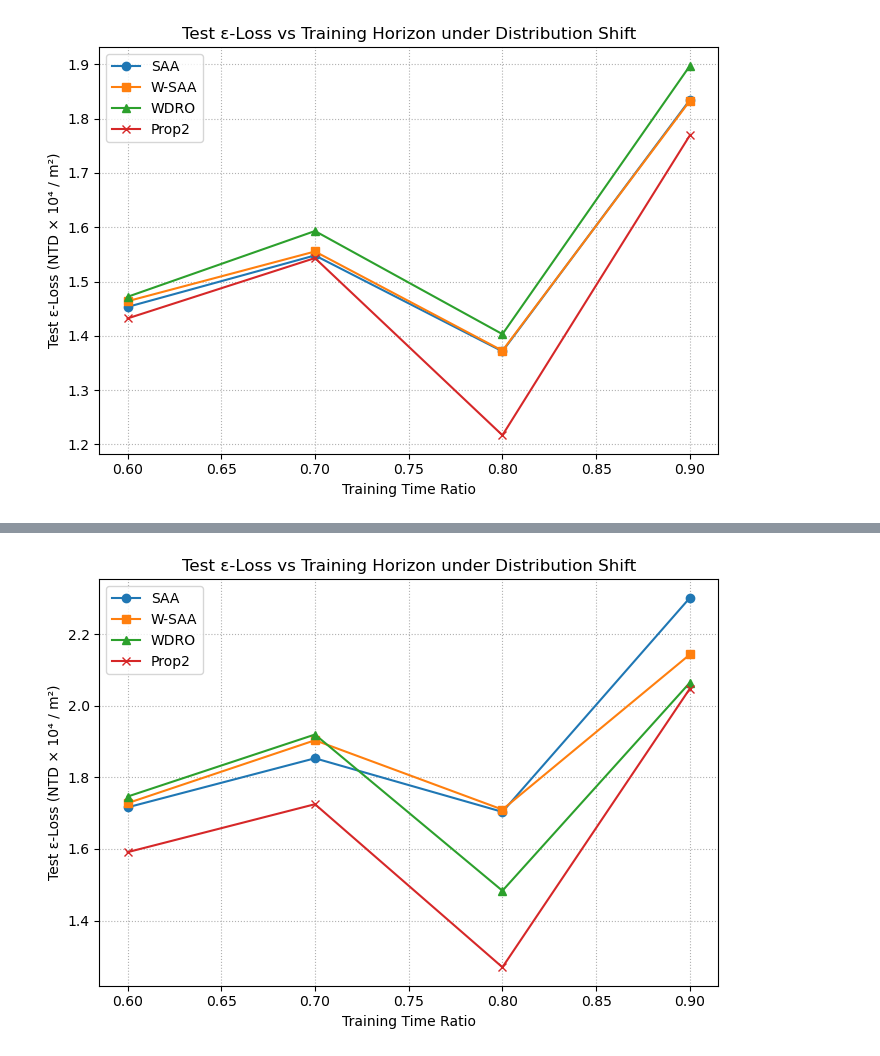
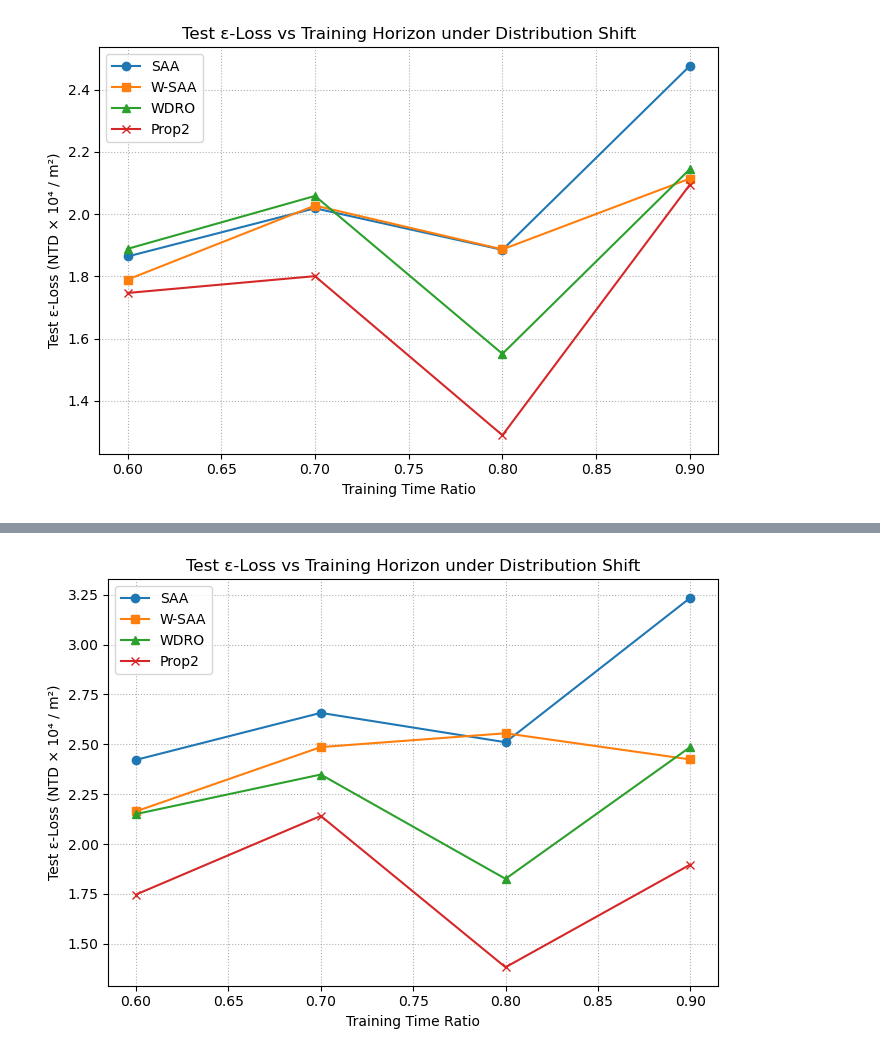
Before and after one commit to ujicrush/SP2, a Jupyter notebook: real estate problem.ipynb, the cells around one changed output, grey strips where cells are left out. Cells and saved outputs as stored; diff of their text form; code cells hidden in the pictures.

```diff
--- a/real estate problem.ipynb
+++ b/real estate problem.ipynb
@@ -189,10 +189,11 @@ def load_real_excel_dataset(path):
     return X, y_m2, time_index
 
 X_raw, y_real, time_index_all = load_real_excel_dataset("Real estate valuation data set.xlsx")
+y_base = y_real.copy()
 # %%
 
-def add_pure_correlation_drift(X, y, time_index, feature_id, strength=0.01):
-    t = (time_index - time_index.min()) / time_index.max()
+def add_pure_correlation_drift(X, y, time_index, feature_id, strength):
+    t = (time_index - time_index.min()) / (time_index.max() - time_index.min())
 
     y_mean = y.mean()
     y_std = y.std()
@@ -206,12 +207,12 @@ def add_pure_correlation_drift(X, y, time_index, feature_id, strength=0.01):
     y_new = y_norm + drift_term
     return y_new * y_std + y_mean
 
-strength_list = [0.0, 0.25, 0.5, 0.75, 1.0]
+strength_list = [0.0, 0.5, 1.0, 1.5]
 
 for strength in strength_list:
     y_drift = add_pure_correlation_drift(
         X_raw,
-        y_real,
+        y_base,
         time_index_all,
         feature_id=2,
         strength=strength
@@ -592 +593 @@ Test samples     : 189
-[figure, old version]
+[figure, new version]
@@ -610 +611 @@ Test samples     : 189
-[figure, old version]
+[figure, new version]
```
Also changed, not shown: parts of 1 cell of this notebook, 2 other files.
